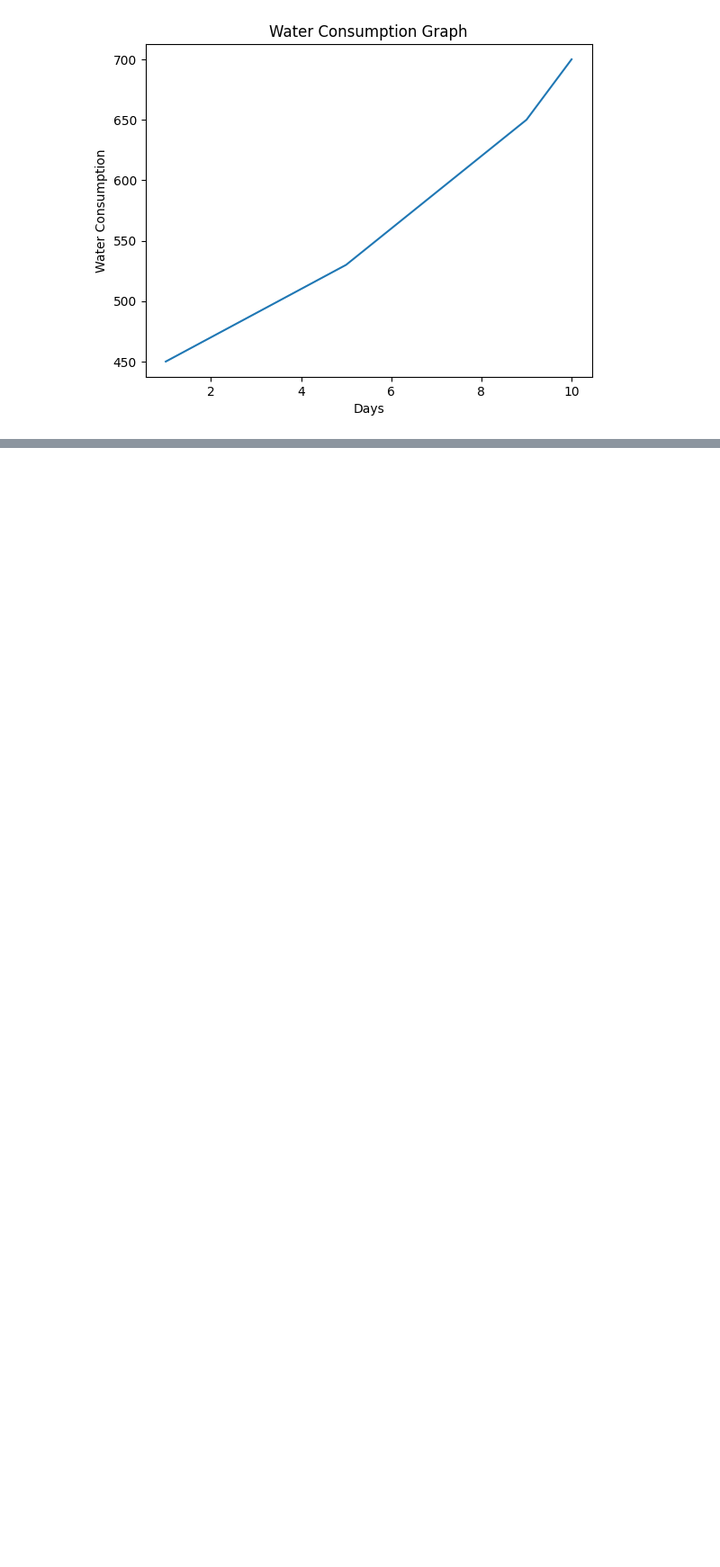
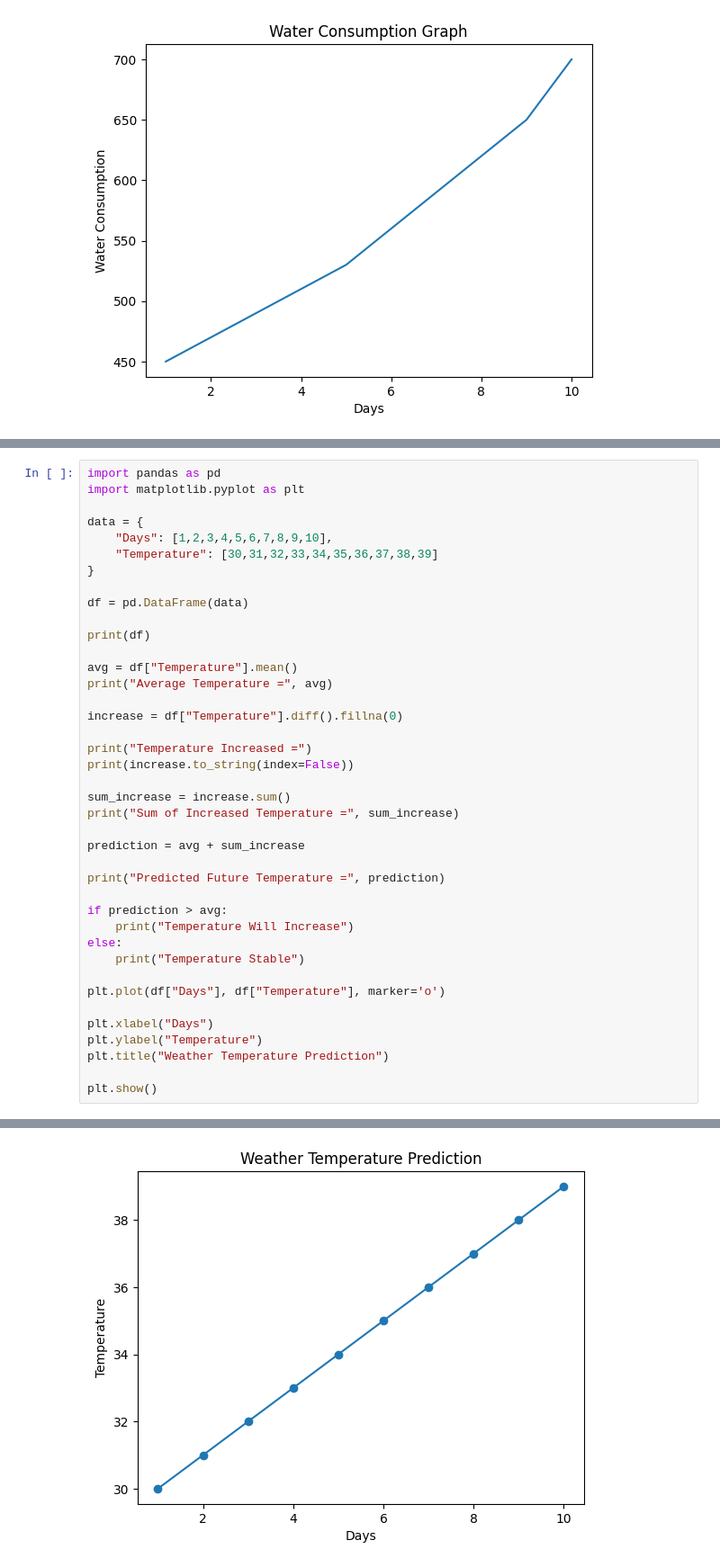
Before and after one commit to AsrithaAmbure/dataanlytics, a Jupyter notebook: predictiveanalysis.ipynb, the cells around one changed output, grey strips where cells are left out. Shown at 90% size. Drawn from its saved outputs; the diff is of its cells as text; blank space fills up the shorter version.

```diff
--- a/predictiveanalysis.ipynb
+++ b/predictiveanalysis.ipynb
@@ -127,0 +194,41 @@ No Shortage
+# %%
+import pandas as pd
+import matplotlib.pyplot as plt
+
+data = {
+    "Days": [1,2,3,4,5,6,7,8,9,10],
+    "Temperature": [30,31,32,33,34,35,36,37,38,39]
+}
+
+df = pd.DataFrame(data)
+
+print(df)
+
+avg = df["Temperature"].mean()
+print("Average Temperature =", avg)
+
+increase = df["Temperature"].diff().fillna(0)
+
+print("Temperature Increased =")
+print(increase.to_string(index=False))
+
+sum_increase = increase.sum()
+print("Sum of Increased Temperature =", sum_increase)
+
+prediction = avg + sum_increase
+
+print("Predicted Future Temperature =", prediction)
+
+if prediction > avg:
+    print("Temperature Will Increase")
+else:
+    print("Temperature Stable")
+
+plt.plot(df["Days"], df["Temperature"], marker='o')
+
+plt.xlabel("Days")
+plt.ylabel("Temperature")
+plt.title("Weather Temperature Prediction")
+
+plt.show()
+# %% [output]
@@ -127,0 +252 @@ No Shortage
+[figure, added]
```
Also changed, not shown: parts of 2 cells of this notebook.
